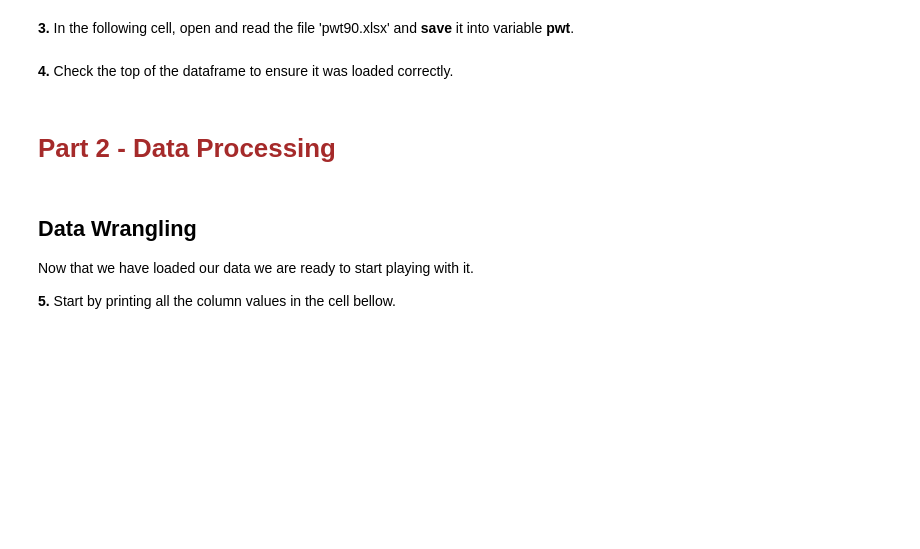
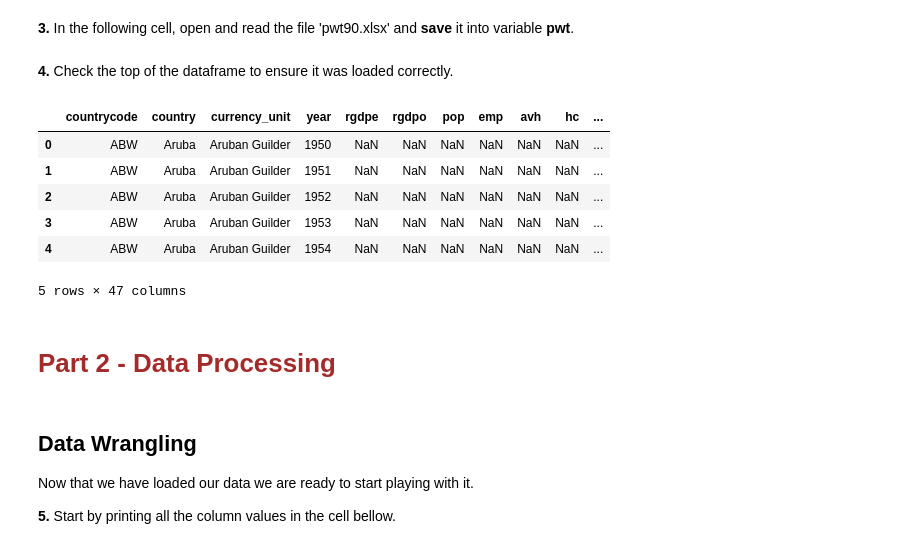
Before and after one commit to mgalao/programming-for-data-science-assignment-2, a Jupyter notebook: HW2.20201545_20240519.ipynb, the cells around one changed output. Drawn from its saved outputs; the diff is of its cells as text; code cells hidden in the pictures; blank space fills up the shorter version.

```diff
--- a/HW2.20201545_20240519.ipynb
+++ b/HW2.20201545_20240519.ipynb
@@ -85,7 +104,21 @@ urllib.request.urlretrieve("https://www.rug.nl/ggdc/docs/pwt90.xlsx", "pwt90.xls
 # %% [markdown]
 **3.** In the following cell, open and read the file 'pwt90.xlsx' and **save** it into variable **pwt**. <br/>
+# %%
+# Load the "pwt90.xlsx" file and read the "Data" sheet into a DataFrame
+pwt = pd.read_excel("pwt90.xlsx", sheet_name="Data")
 # %% [markdown]
 **4.** Check the top of the dataframe to ensure it was loaded correctly.
+# %%
+# Display the first 5 rows (to confirm it was loaded correctly)
+pwt.head()
+# %% [output]
+|  | countrycode | country | currency_unit | year | rgdpe | rgdpo | pop | emp | avh | hc | ... |
+| 0 | ABW | Aruba | Aruban Guilder | 1950 | NaN | NaN | NaN | NaN | NaN | NaN | ... |
+| 1 | ABW | Aruba | Aruban Guilder | 1951 | NaN | NaN | NaN | NaN | NaN | NaN | ... |
+| 2 | ABW | Aruba | Aruban Guilder | 1952 | NaN | NaN | NaN | NaN | NaN | NaN | ... |
+| 3 | ABW | Aruba | Aruban Guilder | 1953 | NaN | NaN | NaN | NaN | NaN | NaN | ... |
+| 4 | ABW | Aruba | Aruban Guilder | 1954 | NaN | NaN | NaN | NaN | NaN | NaN | ... |
+5 rows × 47 columns
 # %% [markdown]
 # <span style="color:brown"> Part 2 - Data Processing </span>
 # %% [markdown]
```
Also changed, not shown: parts of 59 cells of this notebook.
